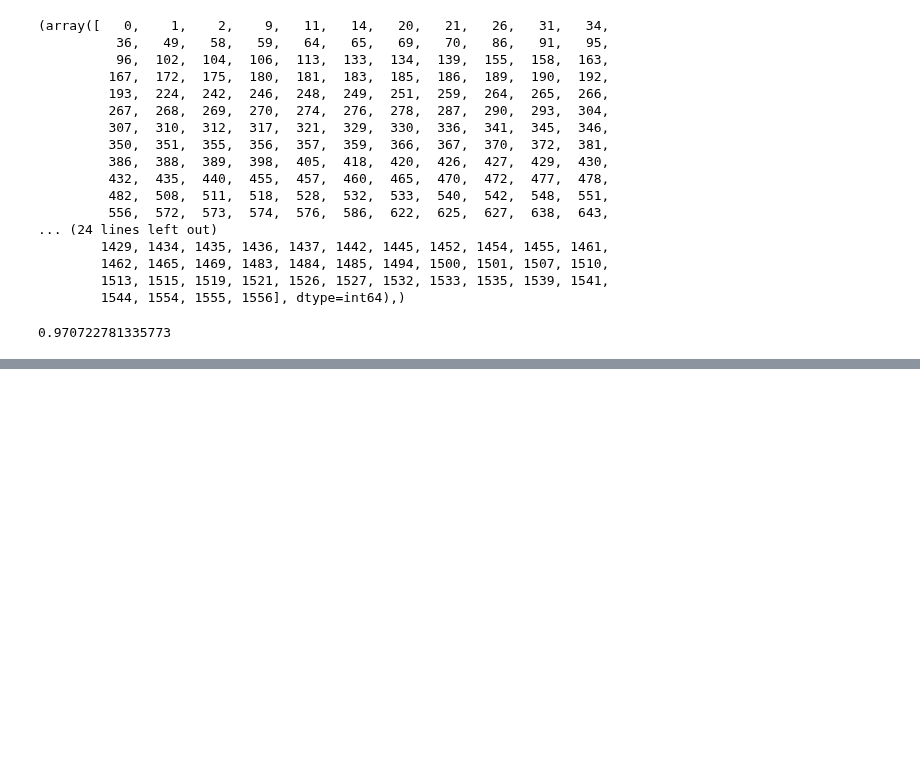
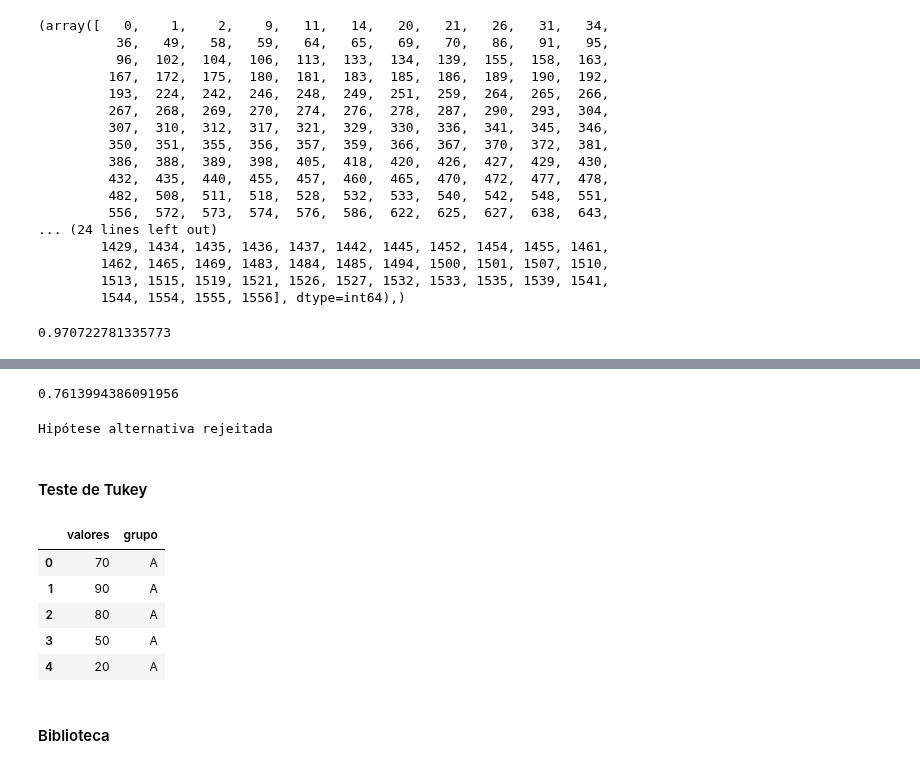
Before and after one commit to Joao-Inacio/Statistics_for-Data_Science, a Jupyter notebook: Intervalos_de_Confianca_e_Teste_de_Hipoteses/Testes_de_Hipoteses.ipynb, the cells around one changed output, grey strips where cells are left out. Cells and saved outputs as stored; diff of their text form; code cells hidden in the pictures; blank space fills up the shorter version.

```diff
--- a/Intervalos_de_Confianca_e_Teste_de_Hipoteses/Testes_de_Hipoteses.ipynb
+++ b/Intervalos_de_Confianca_e_Teste_de_Hipoteses/Testes_de_Hipoteses.ipynb
@@ -290,0 +315,17 @@ accuracy_score(y, previsoes2)
+# %%
+# Valor de P
+_, p = f_oneway(grupo_a, grupo_b, grupo_c)
+p
+# %% [output]
+0.7613994386091956
+# %%
+# Teste de Hipótese
+alpha = 0.05
+if p <= alpha:
+    print('Hipótese nula rejeitada')
+else:
+    print('Hipótese alternativa rejeitada')
+# %% [output]
+Hipótese alternativa rejeitada
+# %% [markdown]
+#### Teste de Tukey
@@ -290,0 +344,13 @@ accuracy_score(y, previsoes2)
+# %%
+# Transformando os dados
+ds_pd = pd.DataFrame(dados)
+ds_pd.head()
+# %% [output]
+|  | valores | grupo |
+| 0 | 70 | A |
+| 1 | 90 | A |
+| 2 | 80 | A |
+| 3 | 50 | A |
+| 4 | 20 | A |
+# %% [markdown]
+#### Biblioteca
```
Also changed, not shown: parts of 14 cells of this notebook.
